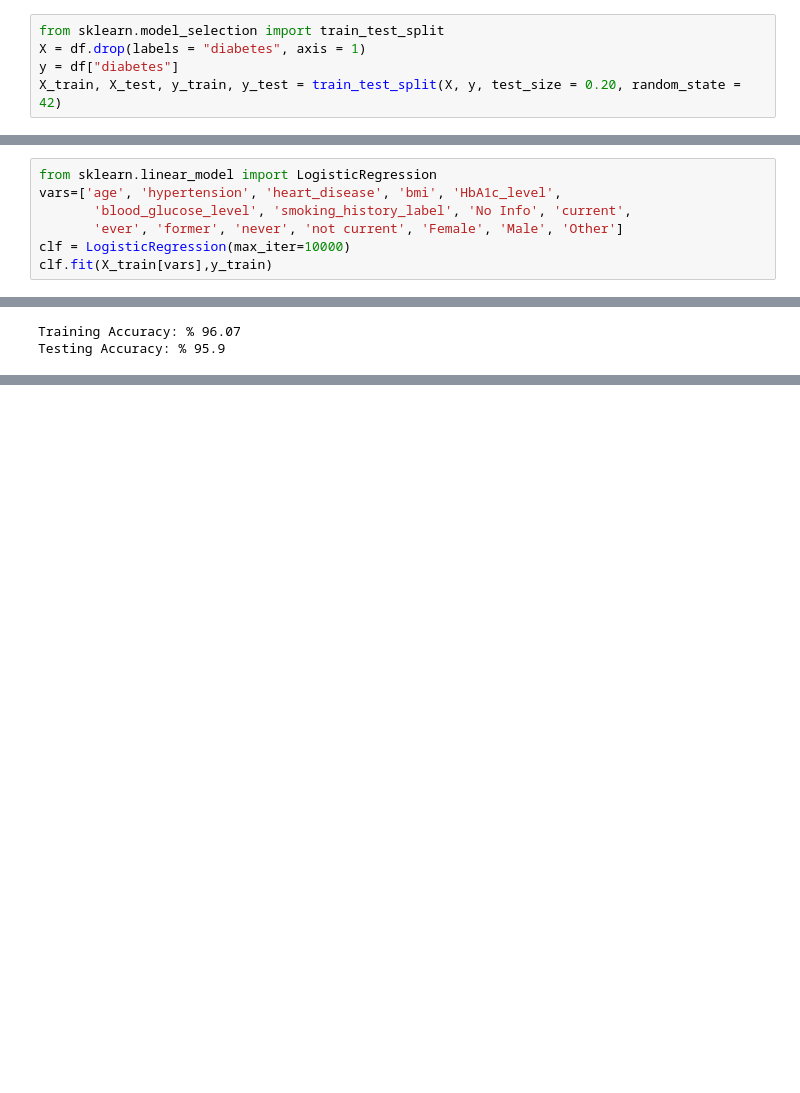
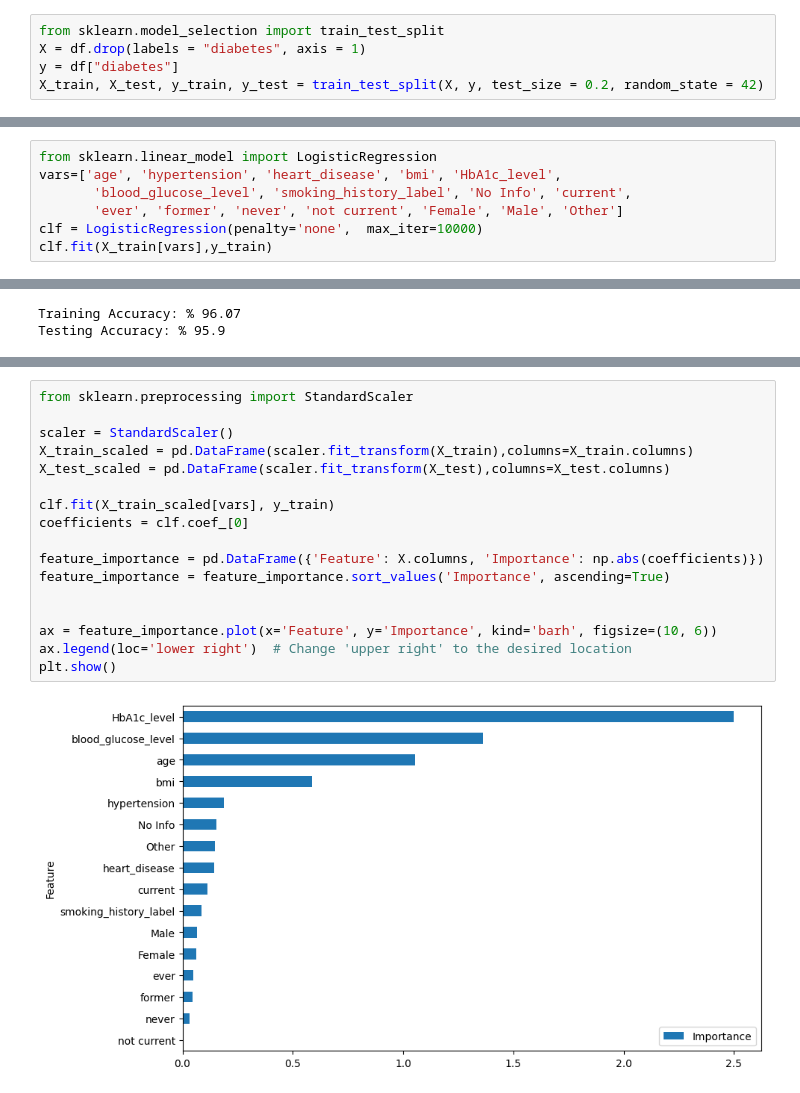
Before and after one commit to luciojosep/AnalisisCuantitativoAvanzado, a Jupyter notebook: Practica_RegLogistica.ipynb, the cells around one changed output, grey strips where cells are left out. Saved outputs shown, nothing was run; the diff lists cells and outputs as text; blank space fills up the shorter version.

```diff
--- a/Practica_RegLogistica.ipynb
+++ b/Practica_RegLogistica.ipynb
@@ -160,4 +161,4 @@ df.drop('gender', axis=1, inplace=True)
 from sklearn.model_selection import train_test_split
 X = df.drop(labels = "diabetes", axis = 1)
 y = df["diabetes"]
-X_train, X_test, y_train, y_test = train_test_split(X, y, test_size = 0.20, random_state = 42)
+X_train, X_test, y_train, y_test = train_test_split(X, y, test_size = 0.2, random_state = 42)
@@ -173,6 +167,6 @@ from sklearn.linear_model import LogisticRegression
 vars=['age', 'hypertension', 'heart_disease', 'bmi', 'HbA1c_level',
        'blood_glucose_level', 'smoking_history_label', 'No Info', 'current',
        'ever', 'former', 'never', 'not current', 'Female', 'Male', 'Other']
-clf = LogisticRegression(max_iter=10000)
+clf = LogisticRegression(penalty='none',  max_iter=10000)
 clf.fit(X_train[vars],y_train)
 # %% [output]
@@ -201,0 +196,19 @@ plt.show()
+# %%
+from sklearn.preprocessing import StandardScaler
+
+scaler = StandardScaler()
+X_train_scaled = pd.DataFrame(scaler.fit_transform(X_train),columns=X_train.columns)
+X_test_scaled = pd.DataFrame(scaler.fit_transform(X_test),columns=X_test.columns)
+
+clf.fit(X_train_scaled[vars], y_train)
+coefficients = clf.coef_[0]
+
+feature_importance = pd.DataFrame({'Feature': X.columns, 'Importance': np.abs(coefficients)})
+feature_importance = feature_importance.sort_values('Importance', ascending=True)
+
+
+ax = feature_importance.plot(x='Feature', y='Importance', kind='barh', figsize=(10, 6))
+ax.legend(loc='lower right')  # Change 'upper right' to the desired location
+plt.show()
+# %% [output]
+[figure, added]
```
Also changed, not shown: parts of 5 cells of this notebook.
